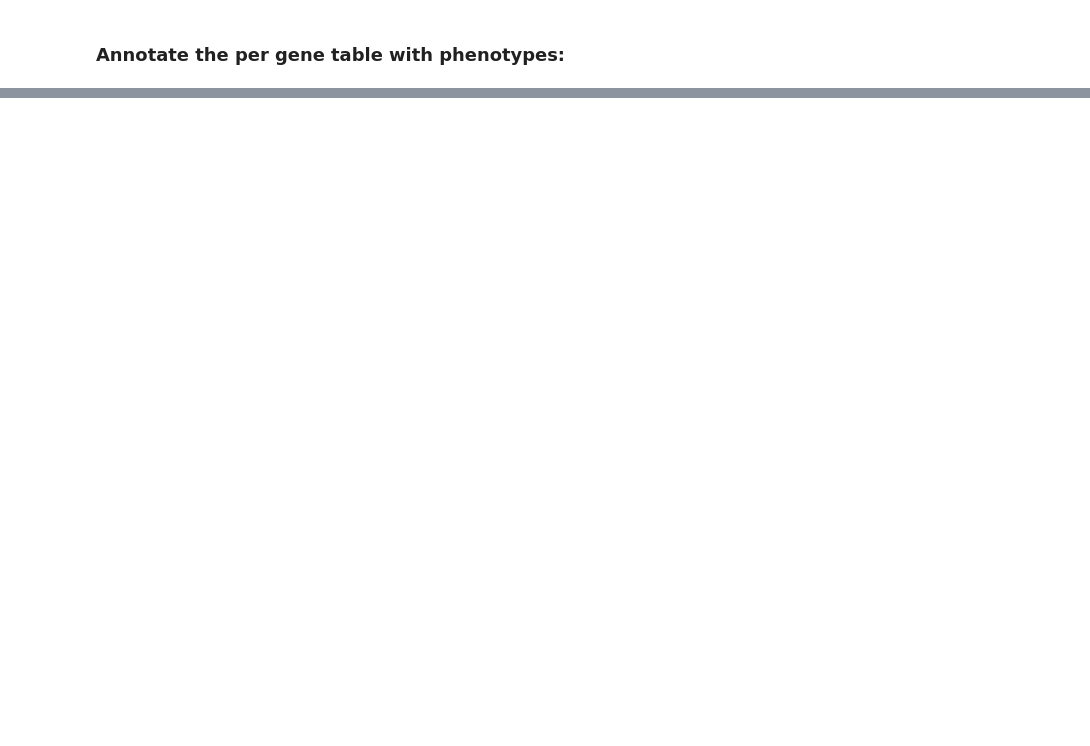
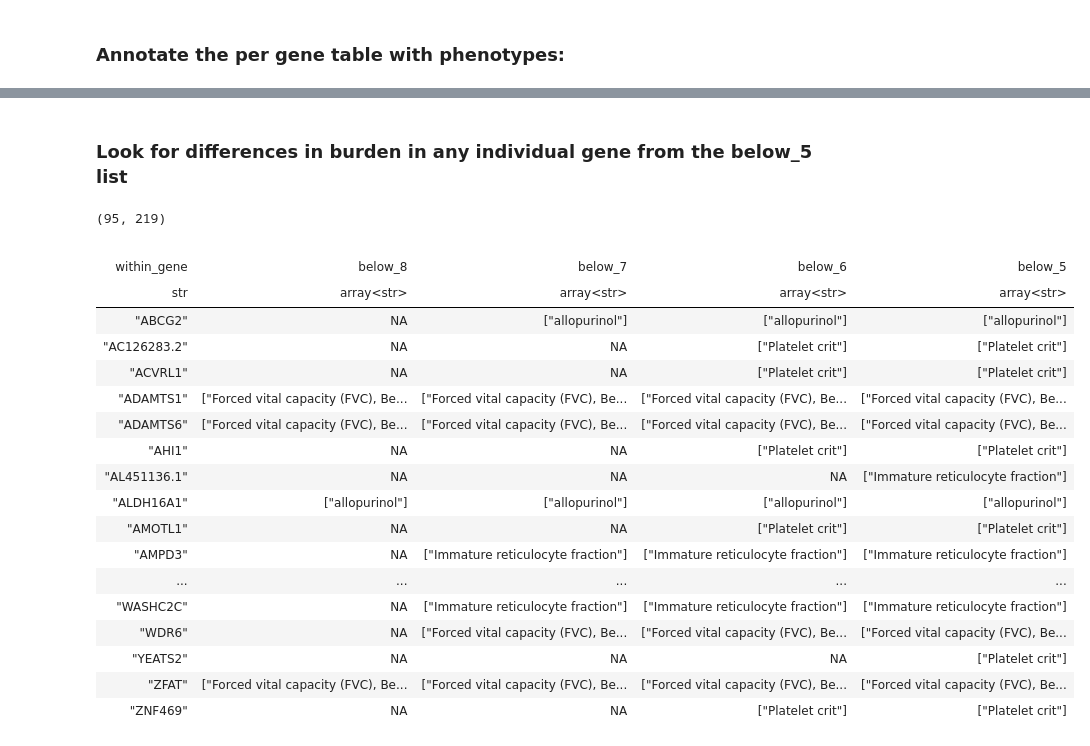
Before and after one commit to ippas/imdik-zekanowski-sportwgs, a Jupyter notebook: analysis/variant-analysis-and-exports/variant-burden-from-prs-results.ipynb, the cells around one changed output, grey strips where cells are left out. Saved outputs shown, nothing was run; the diff lists cells and outputs as text; code cells hidden in the pictures; blank space fills up the shorter version.

Commit message:
new burden analyses

```diff
--- a/analysis/variant-analysis-and-exports/variant-burden-from-prs-results.ipynb
+++ b/analysis/variant-analysis-and-exports/variant-burden-from-prs-results.ipynb
@@ -602,0 +473,32 @@ endurance vs speed t-test p value:
+# %%
+mt = hl.read_matrix_table('/net/ascratch/people/plggosborcz/per-gene-pheno.ht')
+# %% [markdown]
+### Look for differences in burden in any individual gene from the below_5 list
+# %%
+mt_single = mt.filter_rows(hl.is_defined(mt.below_5))
+# %%
+mt_single.count()
+# %% [output]
+(95, 219)
+# %%
+mt_single.rows().show(n_rows=100)
+# %% [output]
+|  |  |  |  |  |
+| within_gene | below_8 | below_7 | below_6 | below_5 |
+| str | array<str> | array<str> | array<str> | array<str> |
+| "ABCG2" | NA | ["allopurinol"] | ["allopurinol"] | ["allopurinol"] |
+| "AC126283.2" | NA | NA | ["Platelet crit"] | ["Platelet crit"] |
+| "ACVRL1" | NA | NA | ["Platelet crit"] | ["Platelet crit"] |
+| "ADAMTS1" | ["Forced vital capacity (FVC), Be... | ["Forced vital capacity (FVC), Be... | ["Forced vital capacity (FVC), Be... | ["Forced vital capacity (FVC), Be... |
+| "ADAMTS6" | ["Forced vital capacity (FVC), Be... | ["Forced vital capacity (FVC), Be... | ["Forced vital capacity (FVC), Be... | ["Forced vital capacity (FVC), Be... |
+| "AHI1" | NA | NA | ["Platelet crit"] | ["Platelet crit"] |
+| "AL451136.1" | NA | NA | NA | ["Immature reticulocyte fraction"] |
+| "ALDH16A1" | ["allopurinol"] | ["allopurinol"] | ["allopurinol"] | ["allopurinol"] |
+| "AMOTL1" | NA | NA | ["Platelet crit"] | ["Platelet crit"] |
+| "AMPD3" | NA | ["Immature reticulocyte fraction"] | ["Immature reticulocyte fraction"] | ["Immature reticulocyte fraction"] |
+| ... | ... | ... | ... | ... |
+| "WASHC2C" | NA | ["Immature reticulocyte fraction"] | ["Immature reticulocyte fraction"] | ["Immature reticulocyte fraction"] |
+| "WDR6" | NA | ["Forced vital capacity (FVC), Be... | ["Forced vital capacity (FVC), Be... | ["Forced vital capacity (FVC), Be... |
+| "YEATS2" | NA | NA | NA | ["Platelet crit"] |
+| "ZFAT" | ["Forced vital capacity (FVC), Be... | ["Forced vital capacity (FVC), Be... | ["Forced vital capacity (FVC), Be... | ["Forced vital capacity (FVC), Be... |
+| "ZNF469" | NA | NA | ["Platelet crit"] | ["Platelet crit"] |
```
Also changed, not shown: parts of 106 cells of this notebook, 4 other files.
